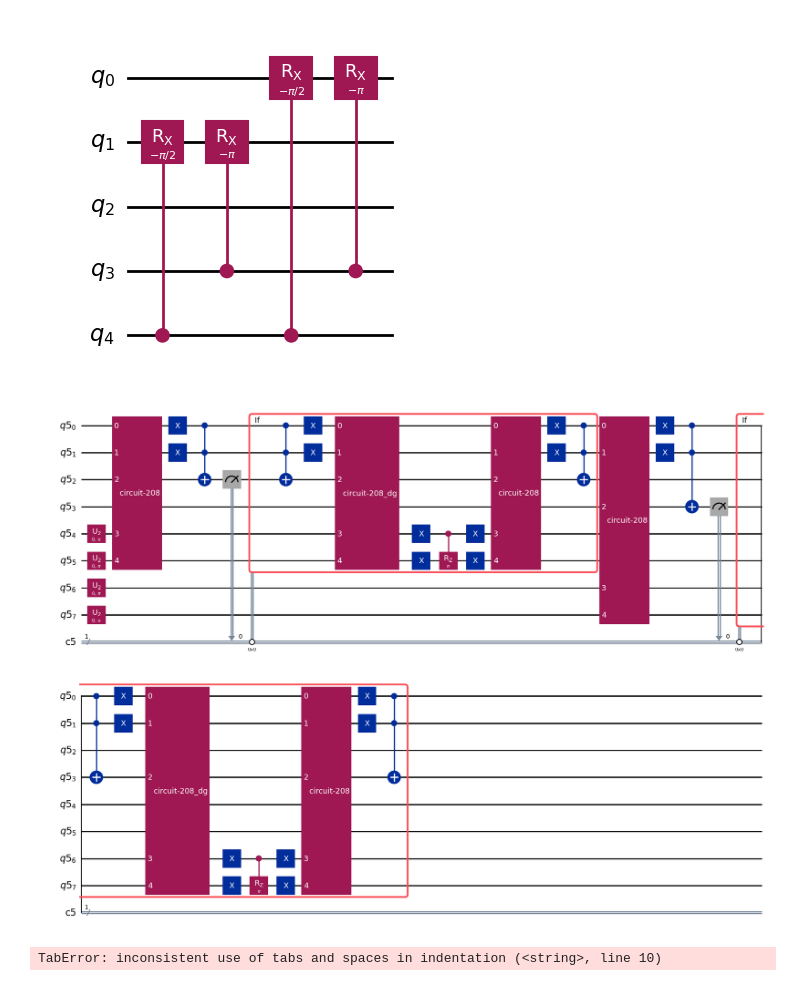
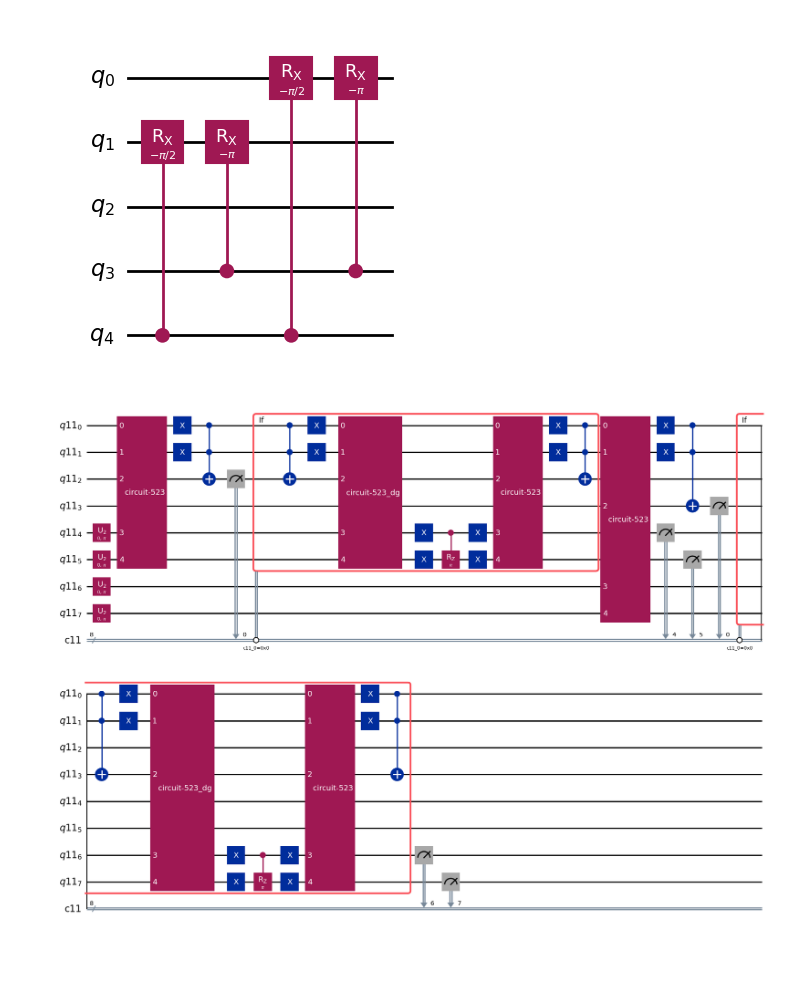
Before and after one commit to Jaybit0/QML, a Jupyter notebook: Qiskit_Modules/test.ipynb, the cells around one changed output. Drawn from its saved outputs; the diff is of its cells as text; code cells hidden in the pictures; blank space fills up the shorter version.

Commit message:
Add measurement

```diff
--- a/Qiskit_Modules/test.ipynb
+++ b/Qiskit_Modules/test.ipynb
@@ -241,7 +241,7 @@ B = X.shape[1] # number of bits
 size = (N + 2 + 2*R) * B + B - 1
 
 qubits = QuantumRegister(size)
-cbits = ClassicalRegister(1)
+cbits = ClassicalRegister(size)
 
 # initialize circuit
 circuit = QuantumCircuit(qubits, cbits)
@@ -277,7 +277,7 @@ for i in range(B):
     circuit.measure(rx_target_index, cbits[0])
 
     # OAA
-    with circuit.if_test((cbits, 0)):
+    with circuit.if_test((cbits[0], 0)):
         circuit.append(rx_bit_i.inverse(), rx_lanes)
         r0lstar_lanes = list(range(N*B + 2*B + 2*R*i, N*B + 2*B + 2*R*i + R))
         circuit.append(r0lstar, r0lstar_lanes)
@@ -291,35 +291,37 @@ for i in range(B):
     ry_bit_i = QuantumCircuit(ry_block.num_qubits)
     ry_bit_i.append(rx_block, list(range(ry_block.num_qubits)))
     for d in range(N):
         if X[d][i] == 0:
             # add X values for all bits with 0's
             ry_bit_i.x(d)
 
     # apply CNOT gate to target
     ry_bit_i.append(MCXGate(N), list(range(0, N+1)))
 
     circuit.append(ry_bit_i, ry_lanes)
 
     # measure
     circuit.measure(ry_target_index, cbits[0])
 
     # OAA
-    with circuit.if_test((cbits, 0)):
+    with circuit.if_test((cbits[0], 0)):
         circuit.append(ry_bit_i.inverse(), ry_lanes)
         r0lstar_lanes = list(range(N*B + 2*B + 2*R*i + R, N*B + 2*B + 2*R*i + 2*R))
         circuit.append(r0lstar, r0lstar_lanes)
         circuit.append(ry_bit_i, ry_lanes)
 
     if i != B - 1:
         # apply the transition from bit i to bit i + 1
         transition_lanes = list(range(i * N, (i + 2) * N)) + [size - B + i] # [consecutive lanes] + [control]
         # apply transition block
         circuit.append(transition_block, transition_lanes)
 
+circuit.measure(qubits[N*B + 2*B:N*B + 2*B + 2*R*B], cbits[N*B + 2*B:N*B + 2*B + 2*R*B])
+
 decomposed = circuit.decompose()
 decomposed.draw(output='mpl')
 # %% [output]
-[figure, old version]
+[figure, new version]
 # %%
 def build_circuit(X, R):
 	'''
@@ -338,7 +340,7 @@ def build_circuit(X, R):
 	size = (N + 2 + 2*R) * B + B - 1
 
 	qubits = QuantumRegister(size)
-	cbits = ClassicalRegister(1)
+	cbits = ClassicalRegister(size)
 
 	# initialize circuit
 	circuit = QuantumCircuit(qubits, cbits)
@@ -374,7 +376,7 @@ def build_circuit(X, R):
 		circuit.measure(rx_target_index, cbits[0])
 
 		# OAA
-		with circuit.if_test((cbits, 0)):
+		with circuit.if_test((cbits[0], 0)):
 			circuit.append(rx_bit_i.inverse(), rx_lanes)
 			r0lstar_lanes = list(range(N*B + 2*B + 2*R*i, N*B + 2*B + 2*R*i + R))
 			circuit.append(r0lstar, r0lstar_lanes)
@@ -401,7 +403,7 @@ def build_circuit(X, R):
 		circuit.measure(ry_target_index, cbits[0])
 
 		# OAA
-		with circuit.if_test((cbits, 0)):
+		with circuit.if_test((cbits[0], 0)):
 			circuit.append(ry_bit_i.inverse(), ry_lanes)
 			r0lstar_lanes = list(range(N*B + 2*B + 2*R*i + R, N*B + 2*B + 2*R*i + 2*R))
 			circuit.append(r0lstar, r0lstar_lanes)
@@ -413,7 +415,6 @@ def build_circuit(X, R):
 			# apply transition block
 			circuit.append(transition_block, transition_lanes)
 
-	decomposed = circuit.decompose()
-	decomposed.draw(output='mpl')
+	circuit.measure(qubits[N*B + 2*B:N*B + 2*B + 2*R*B], cbits[N*B + 2*B:N*B + 2*B + 2*R*B])
+
+	return circuit
-# %% [output]
-TabError: inconsistent use of tabs and spaces in indentation (<string>, line 10)
```
